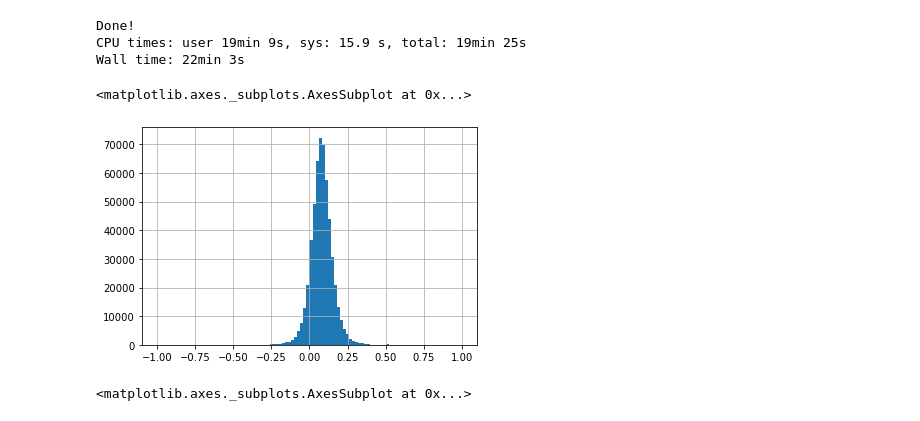
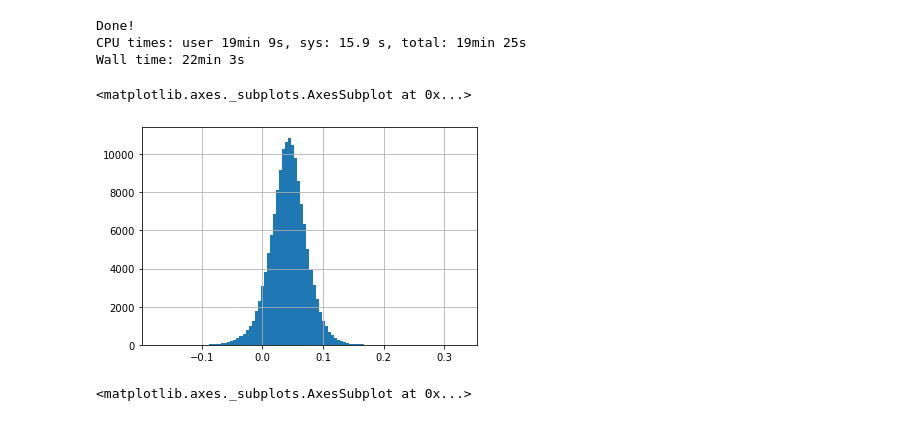
Before and after one commit to DijunLiu1995/factiva-analytics-process, a Jupyter notebook: 06-exploration-covid.ipynb, the cells around one changed output. Saved outputs shown, nothing was run; the diff lists cells and outputs as text; code cells hidden in the pictures.

```diff
--- a/06-exploration-covid.ipynb
+++ b/06-exploration-covid.ipynb
@@ -155,10 +190,10 @@ CPU times: user 19min 9s, sys: 15.9 s, total: 19min 25s
 Wall time: 22min 3s
 # %%
 # 'textblob_sentiment_polarity', 'textblob_sentiment_subjectivity', 'textblob_sentiment_score'
-all_articles['textblob_sentiment_polarity'].hist(bins=100)
+all_articles['textblob_sentiment_score'].hist(bins=100)
 # %% [output]
 <matplotlib.axes._subplots.AxesSubplot at 0x...>
-[figure, old version]
+[figure, new version]
 # %%
 def normalise_sentiment(x, minx=-0.5, maxx=0.5):
     if x < minx:
```
Also changed, not shown: parts of 14 cells of this notebook, 3 other files.
